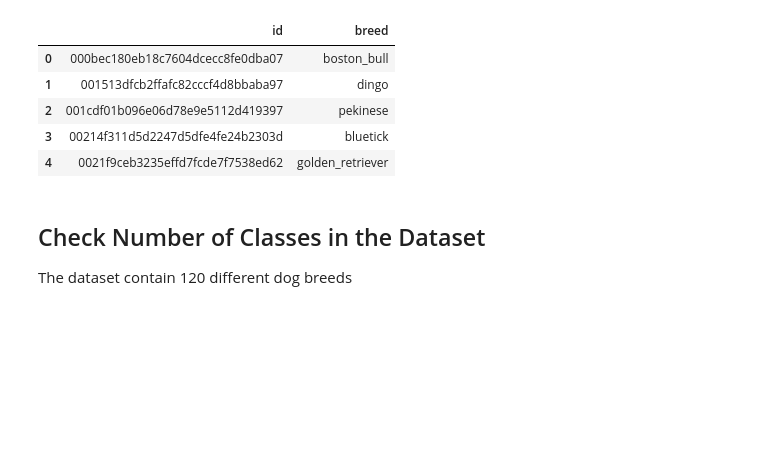
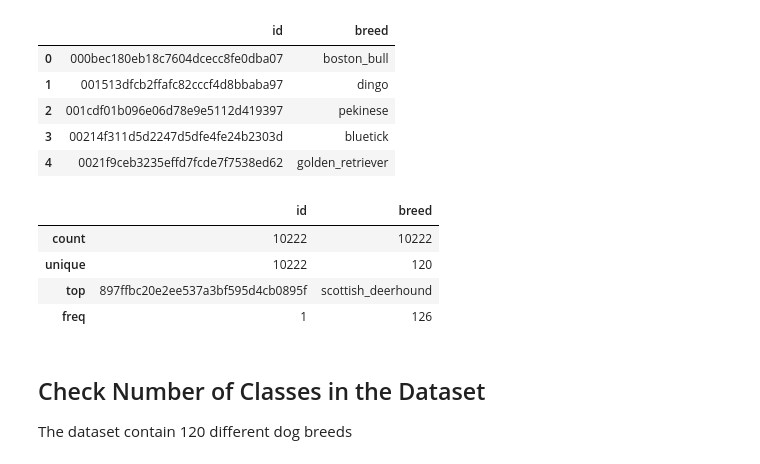
Before and after one commit to evergreenllc2020/cv, a Jupyter notebook: dog_beed_classification/Dog_Breed_Transfer_Learning_Classifier.ipynb, the cells around one changed output. Drawn from its saved outputs; the diff is of its cells as text; code cells hidden in the pictures; blank space fills up the shorter version.

```diff
--- a/dog_beed_classification/Dog_Breed_Transfer_Learning_Classifier.ipynb
+++ b/dog_beed_classification/Dog_Breed_Transfer_Learning_Classifier.ipynb
@@ -69,6 +80,14 @@ data_labels.head()
 | 2 | 001cdf01b096e06d78e9e5112d419397 | pekinese |
 | 3 | 00214f311d5d2247d5dfe4fe24b2303d | bluetick |
 | 4 | 0021f9ceb3235effd7fcde7f7538ed62 | golden_retriever |
+# %%
+data_labels.describe()
+# %% [output]
+|  | id | breed |
+| count | 10222 | 10222 |
+| unique | 10222 | 120 |
+| top | 897ffbc20e2ee537a3bf595d4cb0895f | scottish_deerhound |
+| freq | 1 | 126 |
 # %% [markdown]
 ## Check Number of Classes in the Dataset
 
```
Also changed, not shown: parts of 18 cells of this notebook, 11 other files.
